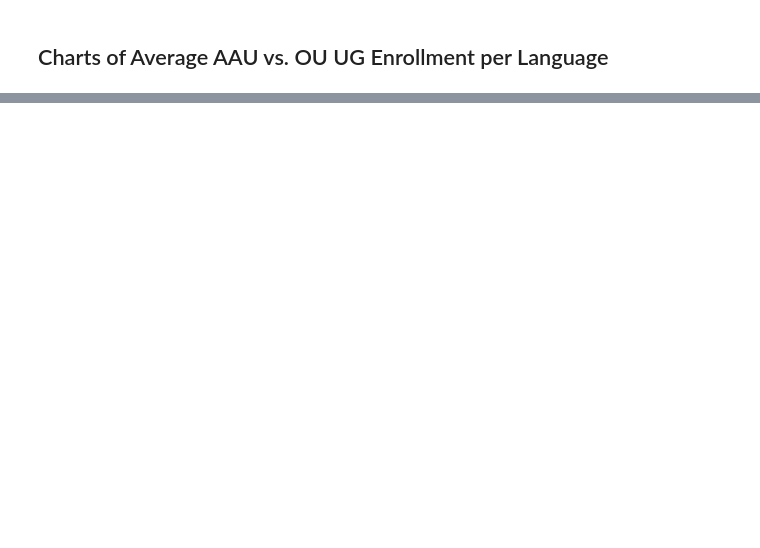
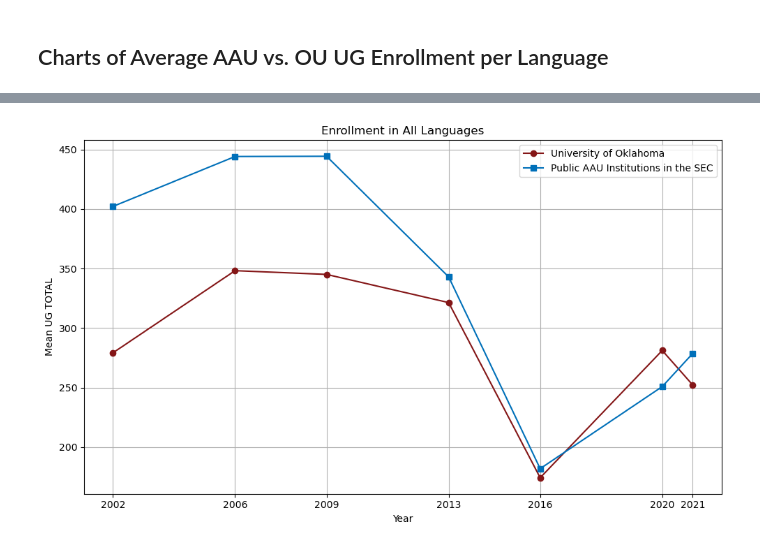
Before and after one commit to sjhuskey/ou-aau-sec, a Jupyter notebook: python/aau-foreign-language.ipynb, the cells around one changed output, grey strips where cells are left out. Cells and saved outputs as stored; diff of their text form; code cells hidden in the pictures; blank space fills up the shorter version.

```diff
--- a/python/aau-foreign-language.ipynb
+++ b/python/aau-foreign-language.ipynb
@@ -585,0 +729,3 @@ df[df['LANGUAGE'] == ""]
+# %%
+# Filter the institutions dataframe by the SEC column created above
+sec = institutions[institutions['SEC'] == 'YES']
@@ -585,0 +832,52 @@ df[df['LANGUAGE'] == ""]
+# %%
+# Plot the total undergraduate enrollment at OU against the average of public AAU institutions
+
+ou = sec[sec['UNIV'] == 'U OF OKLAHOMA']
+other = sec[~sec['UNIV'].isin(['U OF OKLAHOMA'])]
+ou_grouped = ou.groupby(['SRVY_YEAR'])['UG TOTAL'].mean().reset_index()
+sec_mean = sec.groupby(['SRVY_YEAR'])['UG TOTAL'].mean().reset_index()
+
+# Plot OU data
+plt.figure(figsize=(10, 6))
+plt.plot(
+    ou_grouped['SRVY_YEAR'],
+    ou_grouped['UG TOTAL'],
+    label='University of Oklahoma',
+    color='#841617',
+    marker='o',
+)
+
+# Plot AAU data
+plt.plot(
+    sec_mean['SRVY_YEAR'],
+    sec_mean['UG TOTAL'],
+    label='Public AAU Institutions in the SEC',
+    color='#0070b9',
+    marker='s',
+)
+
+# Customize the plot
+plt.title(f'Enrollment in All Languages')
+plt.xlabel('Year')
+plt.ylabel('Mean UG TOTAL')
+plt.legend()
+plt.grid(True)
+plt.tight_layout()
+
+# Set x-axis ticks to the exact years in SRVY_YEAR
+years = ou_grouped['SRVY_YEAR'].unique()
+plt.xticks(ticks=years, labels=years)
+
+# Specify the directory where images will be saved
+save_dir = '../graphs'
+
+# Ensure the directory exists
+os.makedirs(save_dir, exist_ok=True)
+
+# Save the plot
+filename = os.path.join(save_dir, f"ou-v-sec.png")
+plt.savefig(filename, dpi=300)
+
+plt.show()
+# %% [output]
+[figure, added]
```
Also changed, not shown: parts of 26 cells of this notebook, 10 other files.
